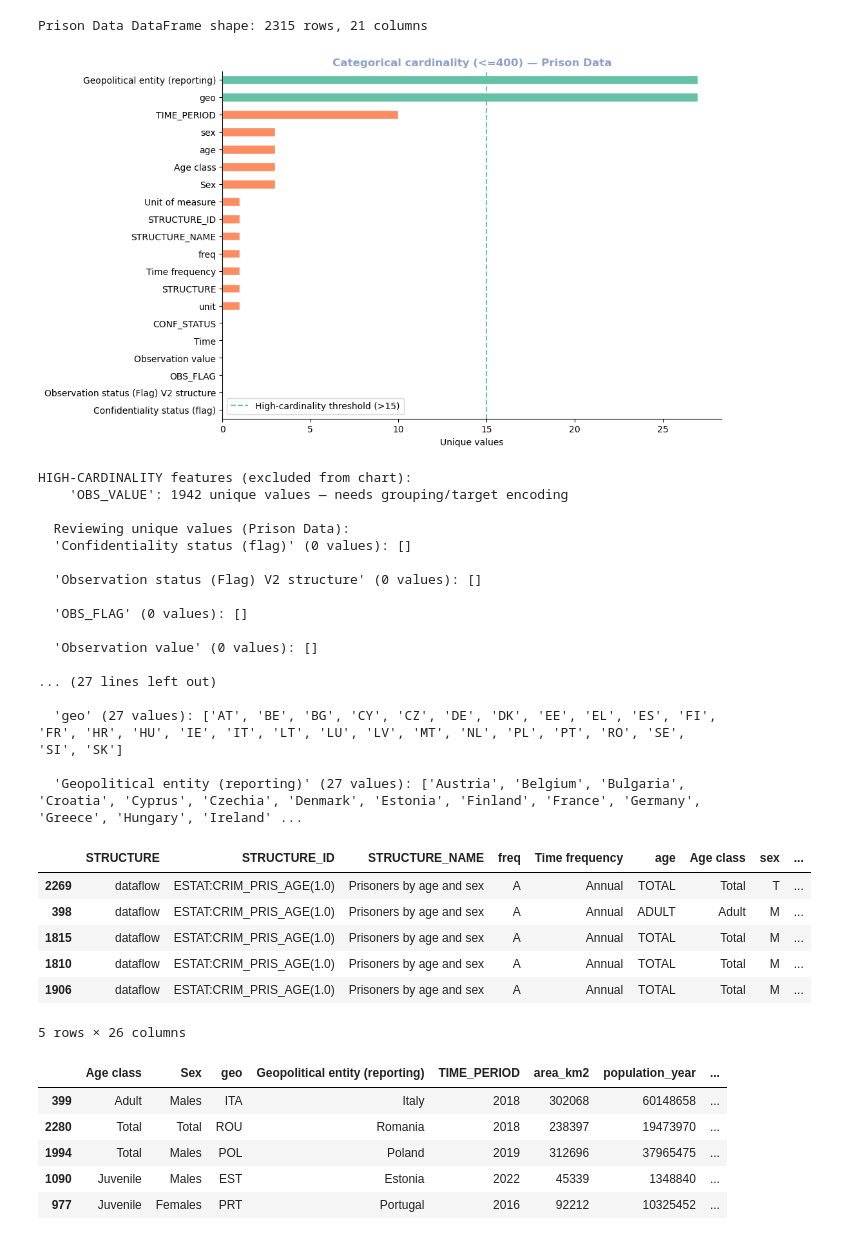
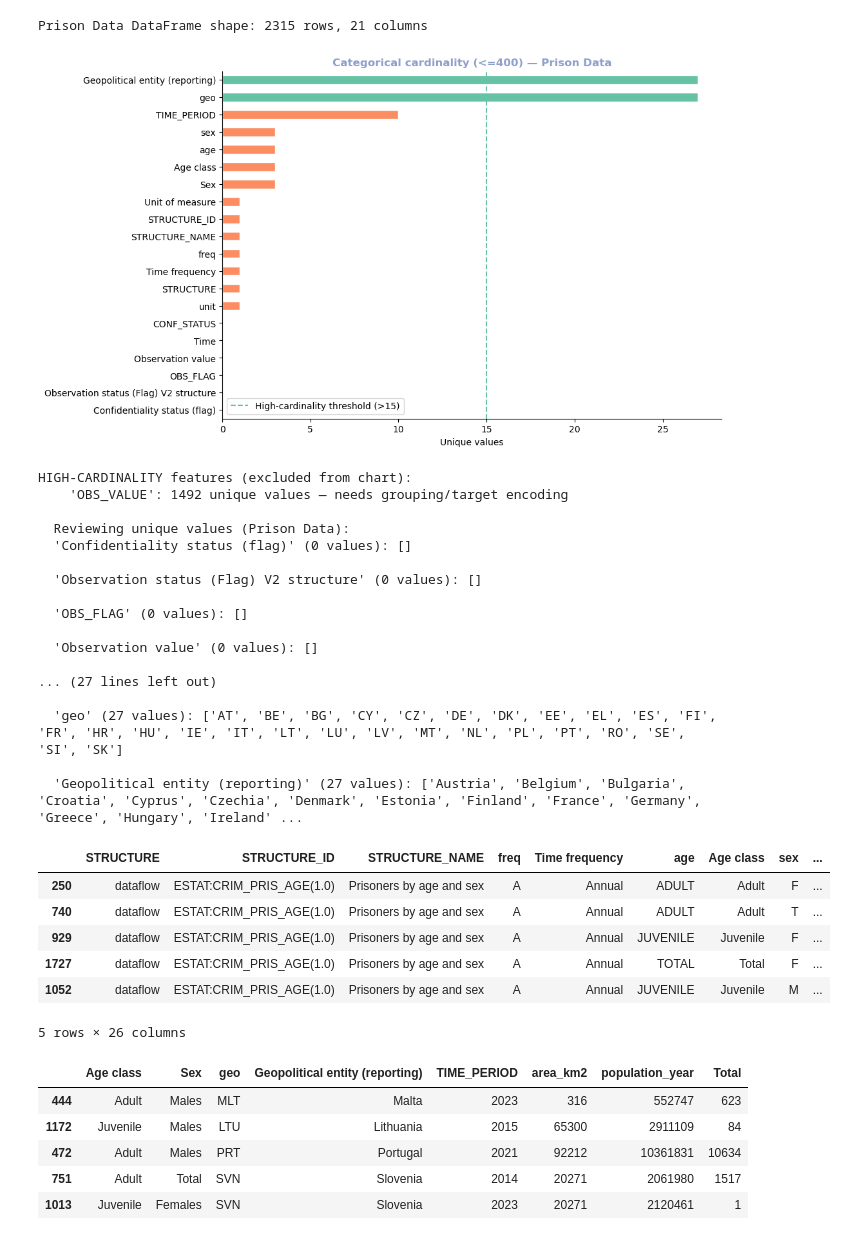
Before and after one commit to giuliodamico/Gender-Inequality-Index-vs-Female-jail-population, a Jupyter notebook: notebooks/Prison_data_graph.ipynb, the cells around one changed output. Drawn from its saved outputs; the diff is of its cells as text; code cells hidden in the pictures.

Commit message:
Final Data

```diff
--- a/notebooks/Prison_data_graph.ipynb
+++ b/notebooks/Prison_data_graph.ipynb
@@ -25,7 +25,7 @@ if download_new_datasets:
     # AI adoption API links
     prison_data_link = ("https://ec.europa.eu/eurostat/api/dissemination/sdmx/3.0/data/dataflow/ESTAT/crim_pris_age/1.0/*.*.*.*.*?c[freq]=A&"
                         "c[age]=TOTAL,JUVENILE,ADULT&c[sex]=T,M,F&"
-                        "c[unit]=P_HTHAB&"
+                        "c[unit]=NR&"
                         "c[geo]=BE,BG,CZ,DK,DE,EE,IE,EL,ES,FR,HR,IT,CY,LV,LT,LU,HU,MT,NL,AT,PL,PT,RO,SI,SK,FI,SE&"
                         "c[TIME_PERIOD]=2023,2022,2021,2020,2019,2018,2017,2016,2015,2014&compress=false&"
                         "format=csvdata&formatVersion=2.0&"
@@ -48,7 +48,6 @@ YEARS = range(2008, 2024)
 PALETTE = sns.color_palette("Set2")
 CORAL, STEEL, NAVY = PALETTE[0], PALETTE[1], PALETTE[2]
 def inspect_categorical(df, dataset_name):
-    """Separate low- and high-cardinality categoricals, plot the former, list the latter."""
     cat_cols = df.select_dtypes(include=["object", "category", "bool", "int64", "float64"]).columns
     if len(cat_cols) == 0:
         print(f"  No categorical columns in {dataset_name}.")
@@ -83,7 +82,7 @@ inspect_categorical(prison_data_df, "Prison Data")
 # %% [output]
 [figure]
 HIGH-CARDINALITY features (excluded from chart):
-    'OBS_VALUE': 1942 unique values — needs grouping/target encoding
+    'OBS_VALUE': 1492 unique values — needs grouping/target encoding
 
   Reviewing unique values (Prison Data):
   'Confidentiality status (flag)' (0 values): []
@@ -196,27 +194,27 @@ prison_data_df["population_fixed"] = prison_data_df["Geopolitical entity (report
 # %%
 def resolve_population(row):
     if row["population_fixed"] is not None and not (isinstance(row["population_fixed"], float) and pd.isna(row["population_fixed"])):
         return row["population_fixed"]
     pop_dict = row["population_by_year"]
     if isinstance(pop_dict, dict):
         return pop_dict.get(row["TIME_PERIOD"])
     return None
 prison_data_df["population_year"] = prison_data_df.apply(resolve_population, axis=1)
 
-prison_data_df["Per hundred thousand inhabitants"] = prison_data_df["OBS_VALUE"].where(prison_data_df["Unit of measure"] == "Per hundred thousand inhabitants")
+prison_data_df["Total"] = prison_data_df["OBS_VALUE"].where(prison_data_df["Unit of measure"] == "Number")
 
 # For rows with count, calculate rate
-missing_rate = prison_data_df["Per hundred thousand inhabitants"].isna()
-prison_data_df.loc[missing_rate, "Per hundred thousand inhabitants"] = (prison_data_df.loc[missing_rate, "OBS_VALUE"] * 100000 / prison_data_df.loc[missing_rate, "population_year"]).round(2)
+missing_rate = prison_data_df["Total"].isna()
+prison_data_df.loc[missing_rate, "Total"] = (prison_data_df.loc[missing_rate, "OBS_VALUE"] * prison_data_df.loc[missing_rate, "population_year"] / 100000).round(2)
 
 prison_data_df.sample(5)
 # %% [output]
 |  | STRUCTURE | STRUCTURE_ID | STRUCTURE_NAME | freq | Time frequency | age | Age class | sex | ... |
-| 2269 | dataflow | ESTAT:CRIM_PRIS_AGE(1.0) | Prisoners by age and sex | A | Annual | TOTAL | Total | T | ... |
-| 398 | dataflow | ESTAT:CRIM_PRIS_AGE(1.0) | Prisoners by age and sex | A | Annual | ADULT | Adult | M | ... |
-| 1815 | dataflow | ESTAT:CRIM_PRIS_AGE(1.0) | Prisoners by age and sex | A | Annual | TOTAL | Total | M | ... |
-| 1810 | dataflow | ESTAT:CRIM_PRIS_AGE(1.0) | Prisoners by age and sex | A | Annual | TOTAL | Total | M | ... |
-| 1906 | dataflow | ESTAT:CRIM_PRIS_AGE(1.0) | Prisoners by age and sex | A | Annual | TOTAL | Total | M | ... |
+| 250 | dataflow | ESTAT:CRIM_PRIS_AGE(1.0) | Prisoners by age and sex | A | Annual | ADULT | Adult | F | ... |
+| 740 | dataflow | ESTAT:CRIM_PRIS_AGE(1.0) | Prisoners by age and sex | A | Annual | ADULT | Adult | T | ... |
+| 929 | dataflow | ESTAT:CRIM_PRIS_AGE(1.0) | Prisoners by age and sex | A | Annual | JUVENILE | Juvenile | F | ... |
+| 1727 | dataflow | ESTAT:CRIM_PRIS_AGE(1.0) | Prisoners by age and sex | A | Annual | TOTAL | Total | F | ... |
+| 1052 | dataflow | ESTAT:CRIM_PRIS_AGE(1.0) | Prisoners by age and sex | A | Annual | JUVENILE | Juvenile | M | ... |
 5 rows × 26 columns
 # %%
 # Drop columns
@@ -228,12 +226,12 @@ prison_data_df.drop(columns=[
 
 prison_data_df.sample(5)
 # %% [output]
-|  | Age class | Sex | geo | Geopolitical entity (reporting) | TIME_PERIOD | area_km2 | population_year | ... |
-| 399 | Adult | Males | ITA | Italy | 2018 | 302068 | 60148658 | ... |
-| 2280 | Total | Total | ROU | Romania | 2018 | 238397 | 19473970 | ... |
-| 1994 | Total | Males | POL | Poland | 2019 | 312696 | 37965475 | ... |
-| 1090 | Juvenile | Males | EST | Estonia | 2022 | 45339 | 1348840 | ... |
-| 977 | Juvenile | Females | PRT | Portugal | 2016 | 92212 | 10325452 | ... |
+|  | Age class | Sex | geo | Geopolitical entity (reporting) | TIME_PERIOD | area_km2 | population_year | Total |
+| 444 | Adult | Males | MLT | Malta | 2023 | 316 | 552747 | 623 |
+| 1172 | Juvenile | Males | LTU | Lithuania | 2015 | 65300 | 2911109 | 84 |
+| 472 | Adult | Males | PRT | Portugal | 2021 | 92212 | 10361831 | 10634 |
+| 751 | Adult | Total | SVN | Slovenia | 2014 | 20271 | 2061980 | 1517 |
+| 1013 | Juvenile | Females | SVN | Slovenia | 2023 | 20271 | 2120461 | 1 |
 # %%
 gender_path = Path('../data/Data to export//cleaned_gender_index.csv')
 gender_data = pd.read_csv(gender_path)
```
Also changed, not shown: parts of 6 cells of this notebook, 6 other files.
